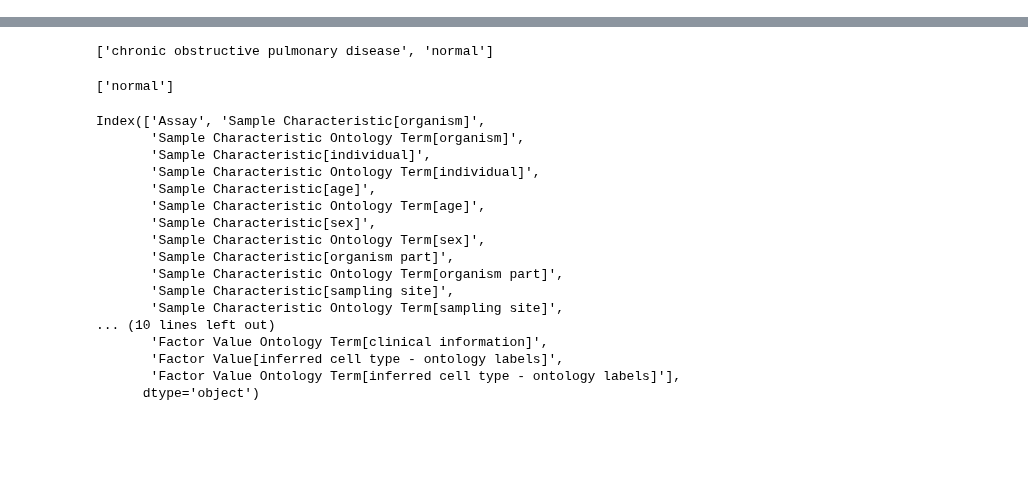
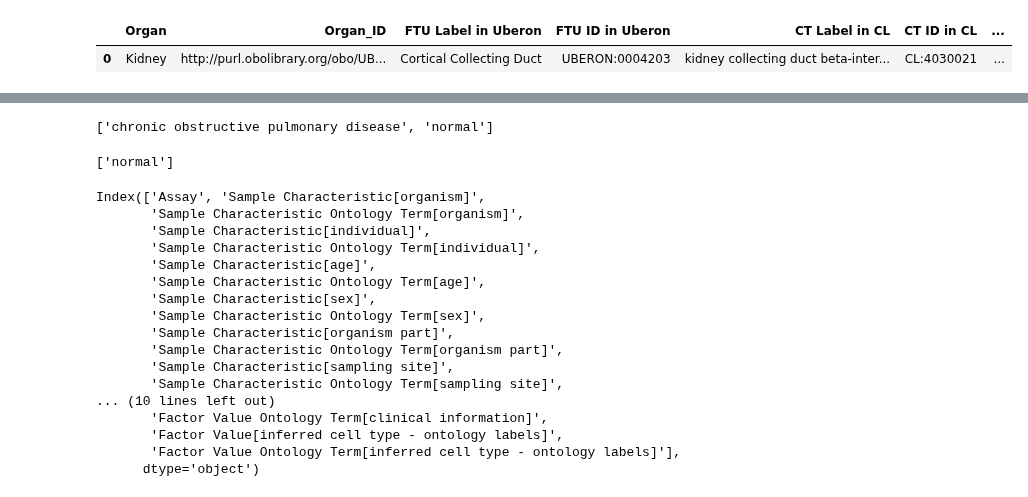
Before and after one commit to cns-iu/hra-ftu-explorer-supporting-information, a Jupyter notebook: code/Anatomogram.ipynb, the cells around one changed output, grey strips where cells are left out. Cells and saved outputs as stored; diff of their text form; code cells hidden in the pictures; blank space fills up the shorter version.

```diff
--- a/code/Anatomogram.ipynb
+++ b/code/Anatomogram.ipynb
@@ -13,3 +14,8 @@ liver_df = pd.read_csv(liver, sep = '\t')
 lung_df = pd.read_csv(lung, sep = '\t')
 pancreas_df = pd.read_csv(pancreas, sep = '\t')
 ftu_df = pd.read_csv(ftu, sep = '\t')
+# %%
+ftu_df.head(1)
+# %% [output]
+|  | Organ | Organ_ID | FTU Label in Uberon | FTU ID in Uberon | CT Label in CL | CT ID in CL | ... |
+| 0 | Kidney | http://purl.obolibrary.org/obo/UB... | Cortical Collecting Duct | UBERON:0004203 | kidney collecting duct beta-inter... | CL:4030021 | ... |
```
Also changed, not shown: parts of 23 cells of this notebook, 18 other files.
